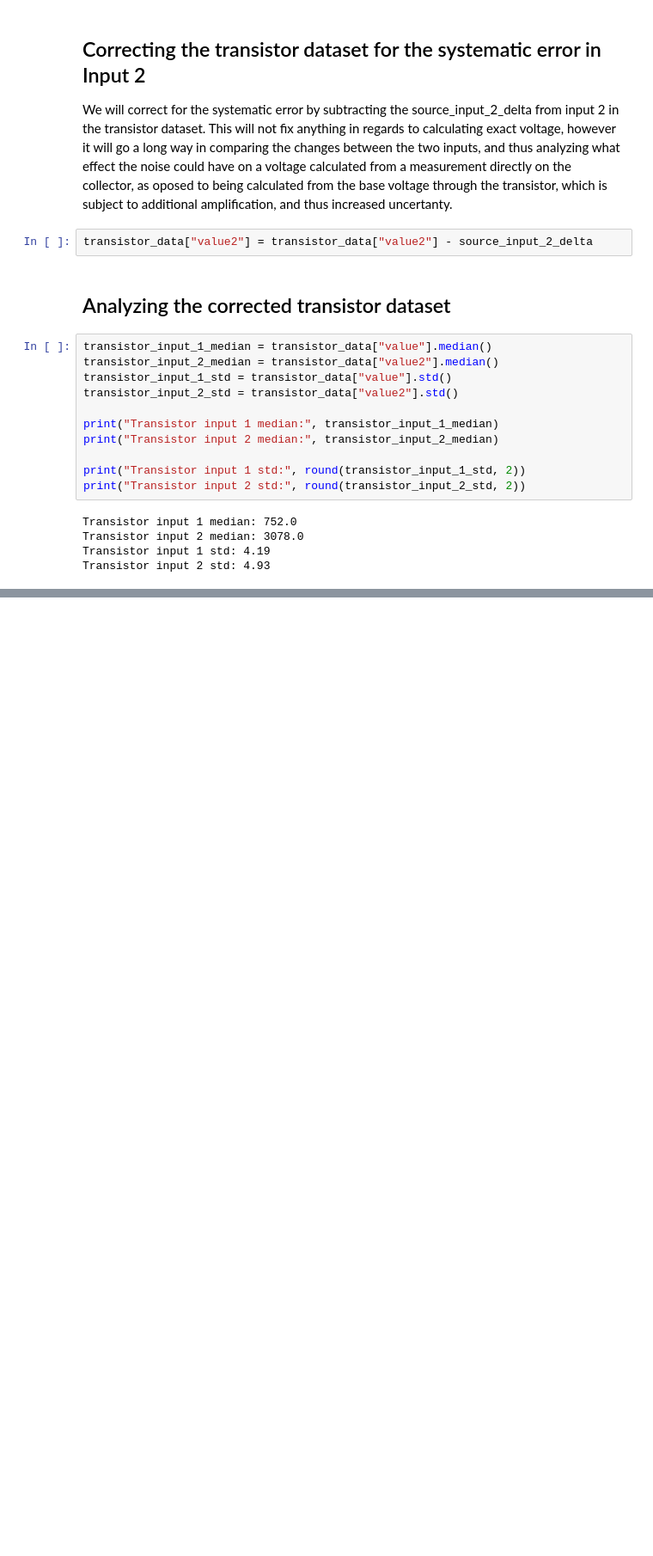
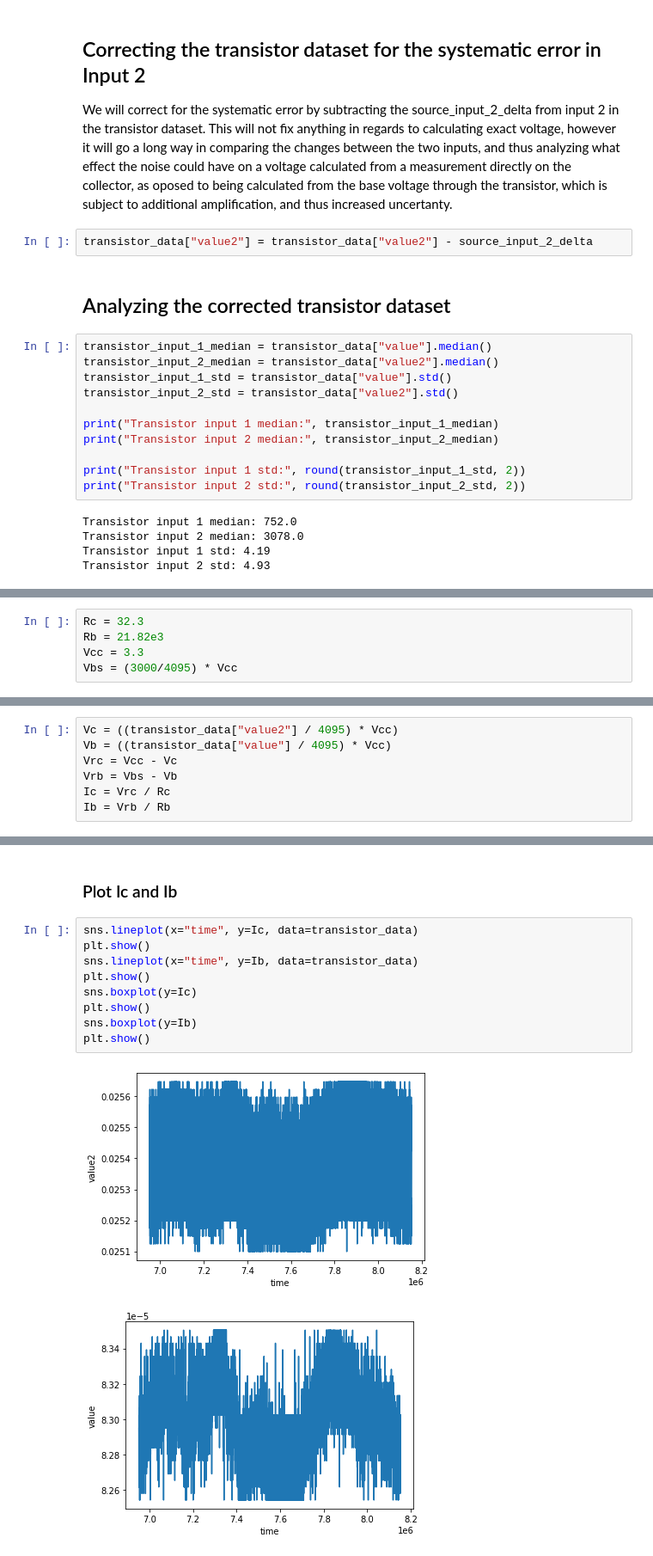
Before and after one commit to nosknut/statistics-project-h2022, a Jupyter notebook: analysis/analysis.ipynb, the cells around one changed output, grey strips where cells are left out. Shown at 86% size. Cells and saved outputs as stored; diff of their text form; blank space fills up the shorter version.

```diff
--- a/analysis/analysis.ipynb
+++ b/analysis/analysis.ipynb
@@ -436,0 +447,5 @@ sns.displot(transistor_data, x="value2", kde=True)
+# %%
+Rc = 32.3
+Rb = 21.82e3
+Vcc = 3.3
+Vbs = (3000/4095) * Vcc
@@ -436,0 +459,7 @@ sns.displot(transistor_data, x="value2", kde=True)
+# %%
+Vc = ((transistor_data["value2"] / 4095) * Vcc)
+Vb = ((transistor_data["value"] / 4095) * Vcc)
+Vrc = Vcc - Vc
+Vrb = Vbs - Vb
+Ic = Vrc / Rc
+Ib = Vrb / Rb
@@ -436,0 +482,14 @@ sns.displot(transistor_data, x="value2", kde=True)
+# %% [markdown]
+### Plot Ic and Ib
+# %%
+sns.lineplot(x="time", y=Ic, data=transistor_data)
+plt.show()
+sns.lineplot(x="time", y=Ib, data=transistor_data)
+plt.show()
+sns.boxplot(y=Ic)
+plt.show()
+sns.boxplot(y=Ib)
+plt.show()
+# %% [output]
+[figure, added]
+[figure, added]
```
Also changed, not shown: parts of 47 cells of this notebook.
